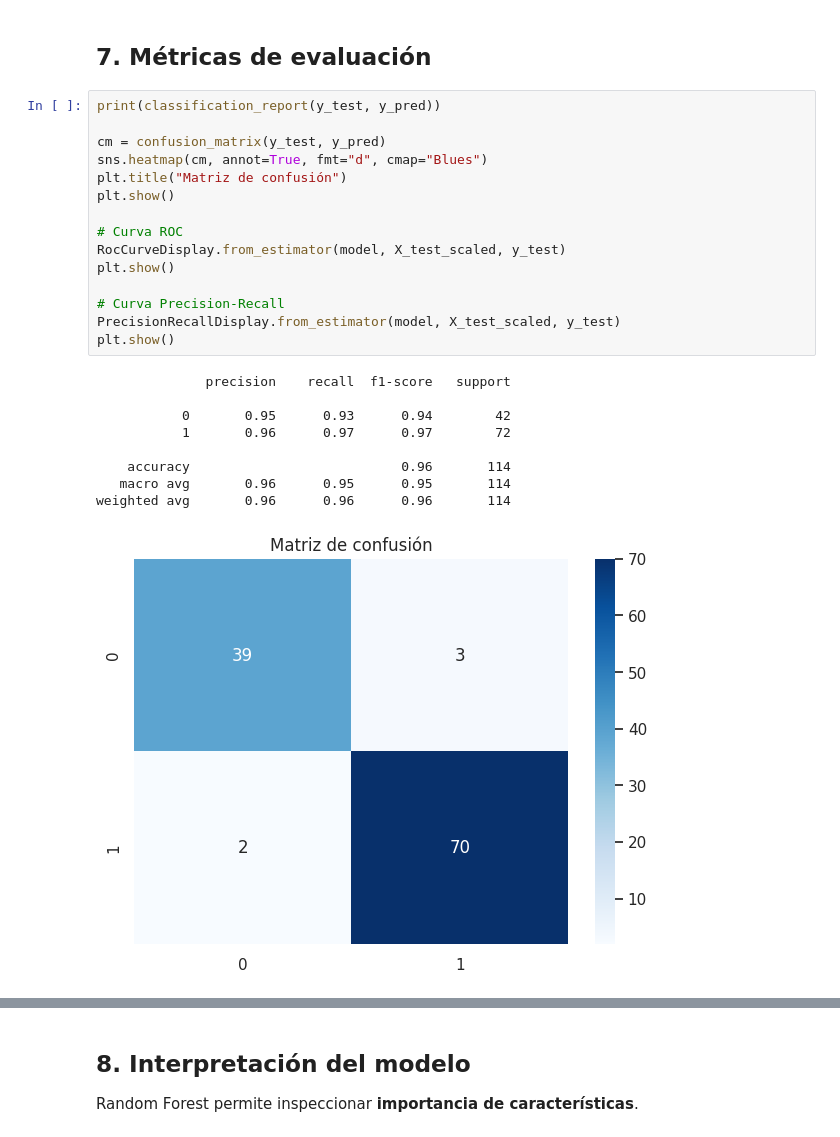
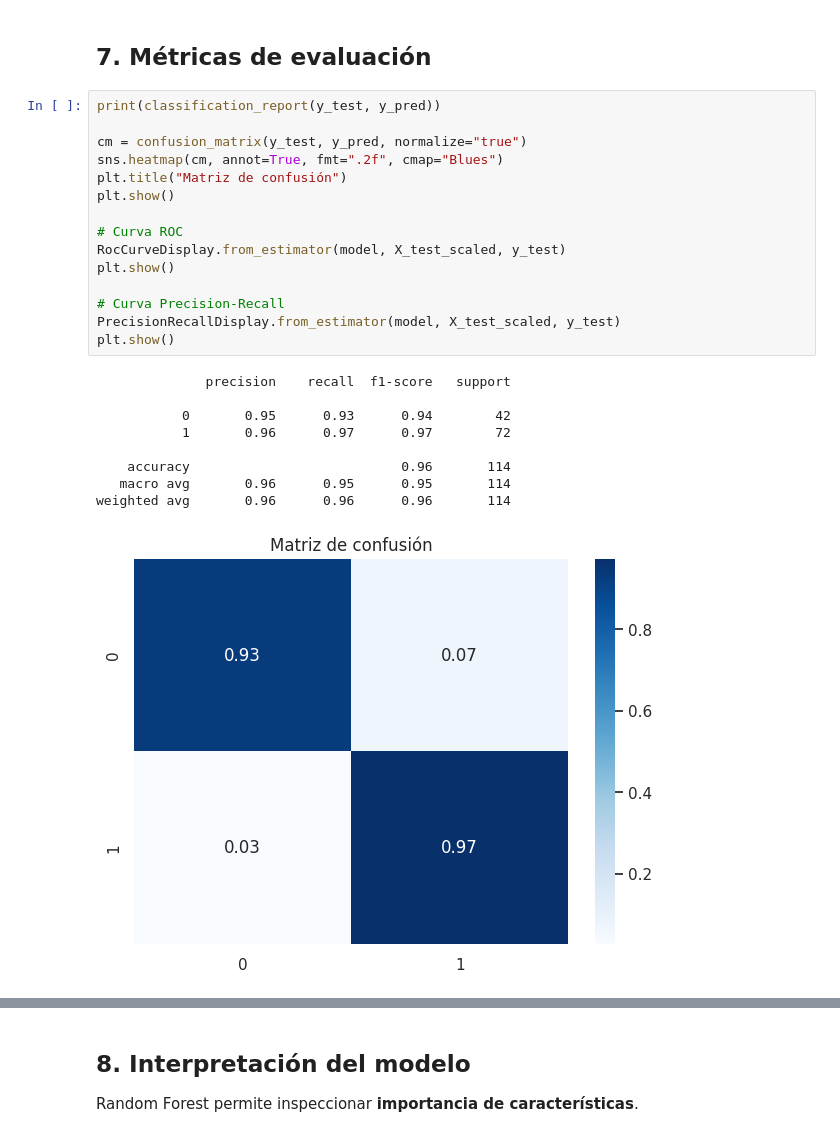
Before and after one commit to dMedinaO/machine_learning_master_bioinformatica_2025, a Jupyter notebook: examples_how_to/3_working_with_classification_models.ipynb, the cells around one changed output, grey strips where cells are left out. Saved outputs shown, nothing was run; the diff lists cells and outputs as text.

```diff
--- a/examples_how_to/3_working_with_classification_models.ipynb
+++ b/examples_how_to/3_working_with_classification_models.ipynb
@@ -234,28 +234,28 @@ y_pred = model.predict(X_test_scaled)
 # %%
 print(classification_report(y_test, y_pred))
 
-cm = confusion_matrix(y_test, y_pred)
-sns.heatmap(cm, annot=True, fmt="d", cmap="Blues")
+cm = confusion_matrix(y_test, y_pred, normalize="true")
+sns.heatmap(cm, annot=True, fmt=".2f", cmap="Blues")
 plt.title("Matriz de confusión")
 plt.show()
 
 # Curva ROC
 RocCurveDisplay.from_estimator(model, X_test_scaled, y_test)
 plt.show()
 
 # Curva Precision-Recall
 PrecisionRecallDisplay.from_estimator(model, X_test_scaled, y_test)
 plt.show()
 # %% [output]
               precision    recall  f1-score   support
 
            0       0.95      0.93      0.94        42
            1       0.96      0.97      0.97        72
 
     accuracy                           0.96       114
    macro avg       0.96      0.95      0.95       114
 weighted avg       0.96      0.96      0.96       114
-[figure, old version]
+[figure, new version]
 [figure]
 [figure]
 # %% [markdown]
```
Also changed, not shown: parts of 3 cells of this notebook.
